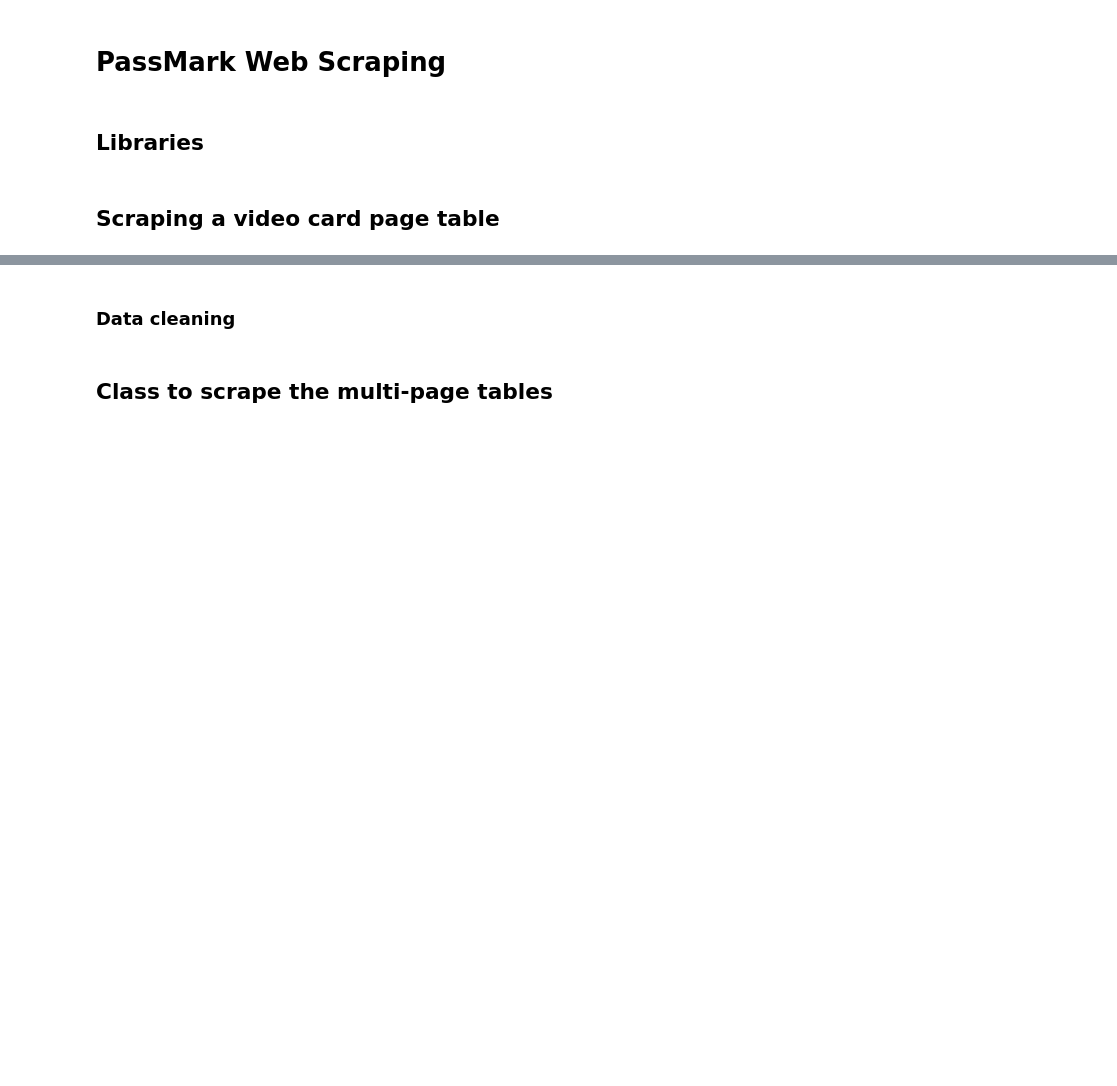
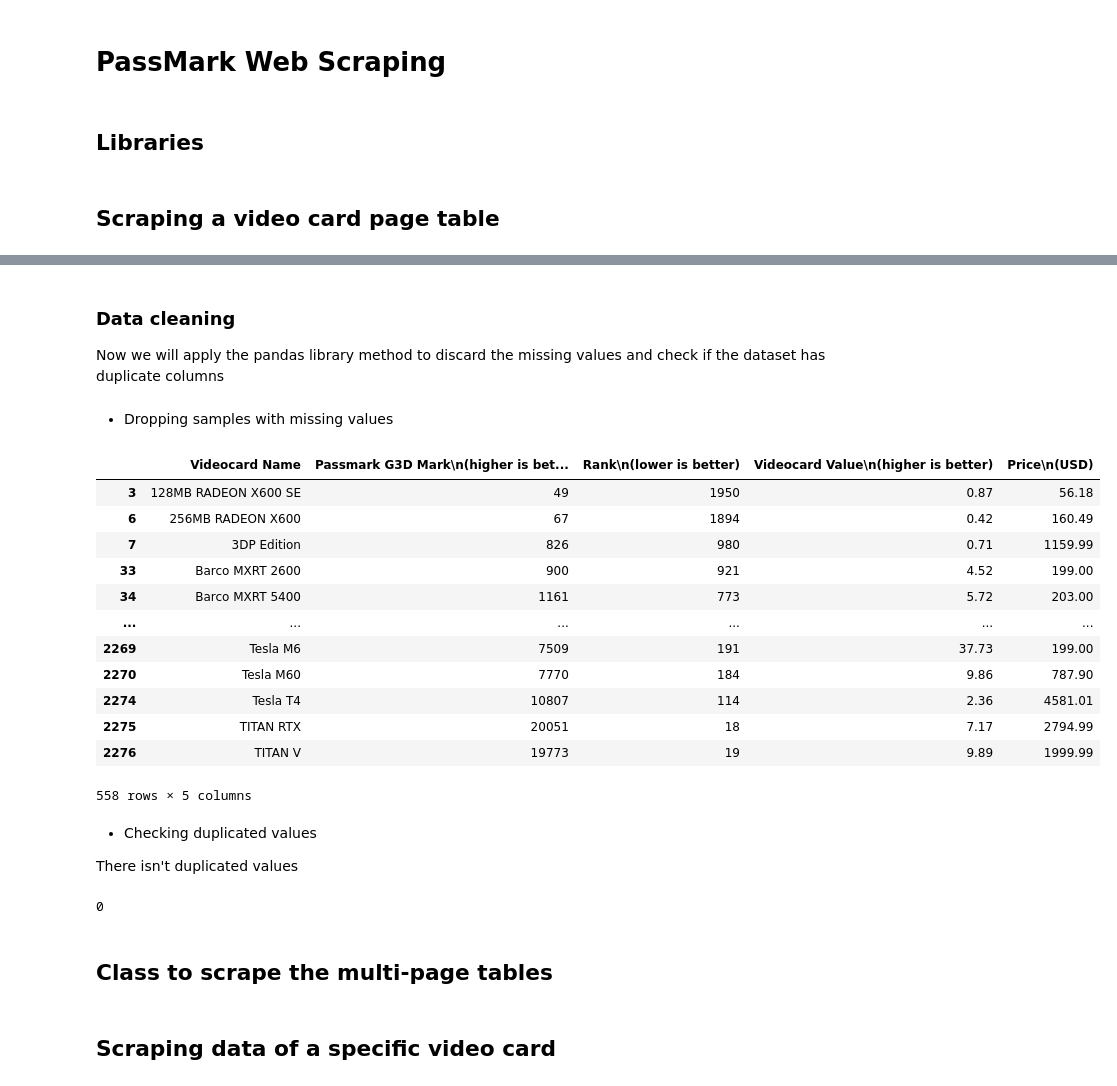
Before and after one commit to MatheusSC017/PassMarkWebScraping, a Jupyter notebook: PassMarkWebScrapping.ipynb, the cells around one changed output, grey strips where cells are left out. Cells and saved outputs as stored; diff of their text form; code cells hidden in the pictures; blank space fills up the shorter version.

```diff
--- a/PassMarkWebScrapping.ipynb
+++ b/PassMarkWebScrapping.ipynb
@@ -124,5 +192,33 @@ video_cards_df.describe()
-# %% [markdown]
-### Data cleaning
+# %% [markdown]
+### Data cleaning
+Now we will apply the pandas library method to discard the missing values and check if the dataset has duplicate columns
+# %% [markdown]
+*   Dropping samples with missing values
+# %%
+video_cards_df = video_cards_df.dropna()
+video_cards_df
+# %% [output]
+|  | Videocard Name | Passmark G3D Mark\n(higher is bet... | Rank\n(lower is better) | Videocard Value\n(higher is better) | Price\n(USD) |
+| 3 | 128MB RADEON X600 SE | 49 | 1950 | 0.87 | 56.18 |
+| 6 | 256MB RADEON X600 | 67 | 1894 | 0.42 | 160.49 |
+| 7 | 3DP Edition | 826 | 980 | 0.71 | 1159.99 |
+| 33 | Barco MXRT 2600 | 900 | 921 | 4.52 | 199.00 |
+| 34 | Barco MXRT 5400 | 1161 | 773 | 5.72 | 203.00 |
+| ... | ... | ... | ... | ... | ... |
+| 2269 | Tesla M6 | 7509 | 191 | 37.73 | 199.00 |
+| 2270 | Tesla M60 | 7770 | 184 | 9.86 | 787.90 |
+| 2274 | Tesla T4 | 10807 | 114 | 2.36 | 4581.01 |
+| 2275 | TITAN RTX | 20051 | 18 | 7.17 | 2794.99 |
+| 2276 | TITAN V | 19773 | 19 | 9.89 | 1999.99 |
+558 rows × 5 columns
+# %% [markdown]
+*   Checking duplicated values
+
+There isn't duplicated values
+# %%
+sum(video_cards_df.duplicated('Videocard Name'))
+# %% [output]
+0
 # %% [markdown]
 ## Class to scrape the multi-page tables
 # %%
@@ -138,0 +250,2 @@ class PassMarkPCComponentsAndAndroid:
+# %% [markdown]
+## Scraping data of a specific video card
```
Also changed, not shown: parts of 26 cells of this notebook.
